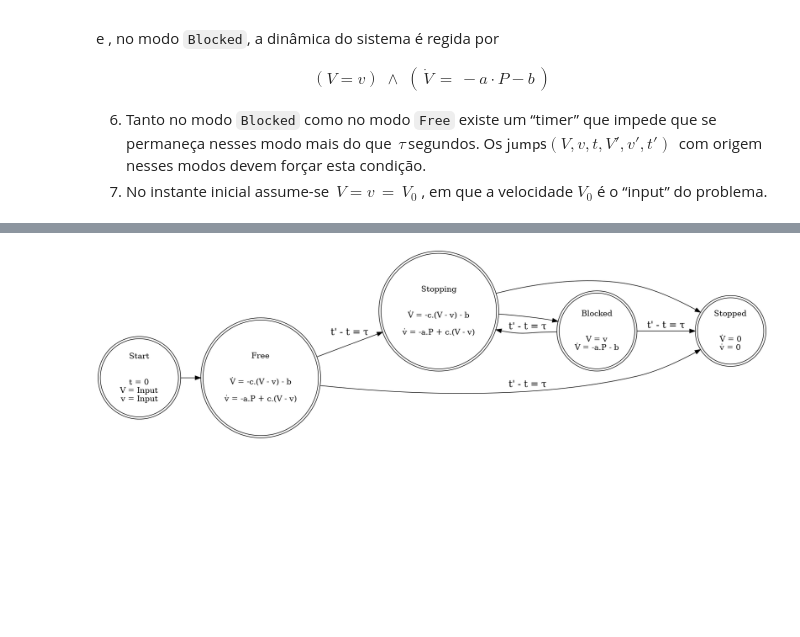
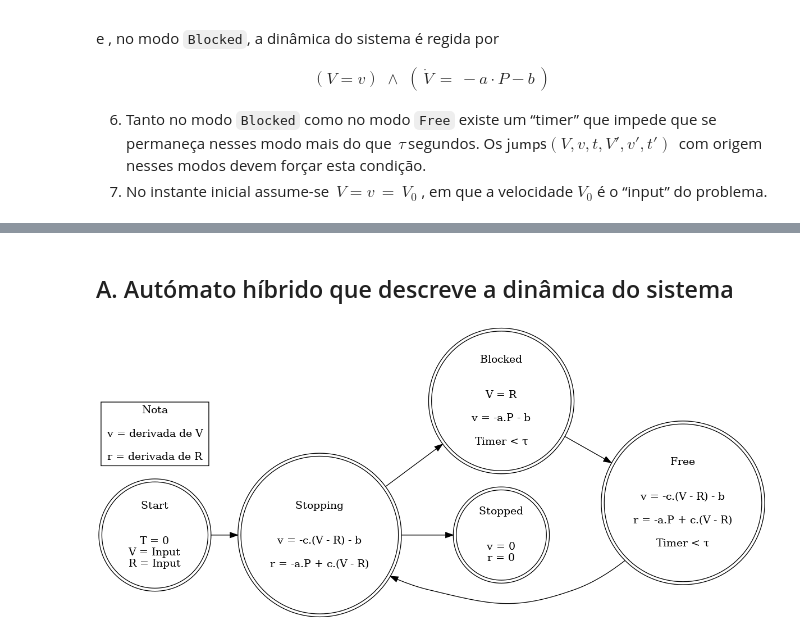
Before and after one commit to zoisper/LC-Projeto, a Jupyter notebook: 3/ABS.ipynb, the cells around one changed output, grey strips where cells are left out. Drawn from its saved outputs; the diff is of its cells as text; code cells hidden in the pictures; blank space fills up the shorter version.

```diff
--- a/3/ABS.ipynb
+++ b/3/ABS.ipynb
@@ -53,26 +64,28 @@ from IPython.display import Image
 # %%
 def draw(dot):
     return Image(pgv.AGraph(dot).draw(format='png', prog='dot'))
+# %% [markdown]
+## A. Autómato híbrido que descreve a dinâmica do sistema
 # %%
 ABS = """digraph{
     rankdir=LR;
-    Start [shape=doublecircle, label="Start\n\n\nt = 0\nV = Input\nv = Input"];
-    Free [shape = doublecircle, label="Free\n\n\nV̇ = -c.(V - v) - b\n\nv̇ = -a.P + c.(V - v)"];
-    Stopping [shape = doublecircle, label="Stopping\n\n\nV̇ = -c.(V - v) - b\n\nv̇ = -a.P + c.(V - v)"];
-    Blocked [shape = doublecircle, label="Blocked\n\n\nV = v\nV̇ = -a.P - b"];
-    Stopped [shape = doublecircle, label="Stopped\n\n\nV̇ = 0\nv̇ = 0"];
+    Start [shape=doublecircle, label="Start\n\n\nT = 0\nV = Input\nR = Input"];
+    Free [shape = doublecircle, label="Free\n\n\nv = -c.(V - R) - b\n\nr = -a.P + c.(V - R)\n\nTimer < τ"];
+    Stopping [shape = doublecircle, label="Stopping\n\n\nv = -c.(V - R) - b\n\nr = -a.P + c.(V - R)"];
+    Blocked [shape = doublecircle, label="Blocked\n\n\nV = R\n\nv = -a.P - b\n\nTimer < τ"];
+    Stopped [shape = doublecircle, label="Stopped\n\n\nv = 0\nr = 0"];
 
-    Start -> Free;
-    Free -> Stopping [label="t' - t = τ",fontsize="17"];
-    Free -> Stopped [label="t' - t = τ",fontsize="17"];
+    Nota [shape=box, label="Nota\n\nv = derivada de V\n\nr = derivada de R"];
+
+    Start -> Stopping;
+    Free -> Stopping;
     Stopping -> Blocked;
     Stopping -> Stopped;
-    Blocked -> Stopped [label="t' - t = τ",fontsize="17"];
-    Blocked -> Stopping [label="t' - t = τ",fontsize="17"];
+    Blocked -> Free;
 
 
 }"""
 
 draw(ABS)
 # %% [output]
-[figure, old version]
+[figure, new version]
```
Also changed, not shown: parts of 13 cells of this notebook, 1 other file.
